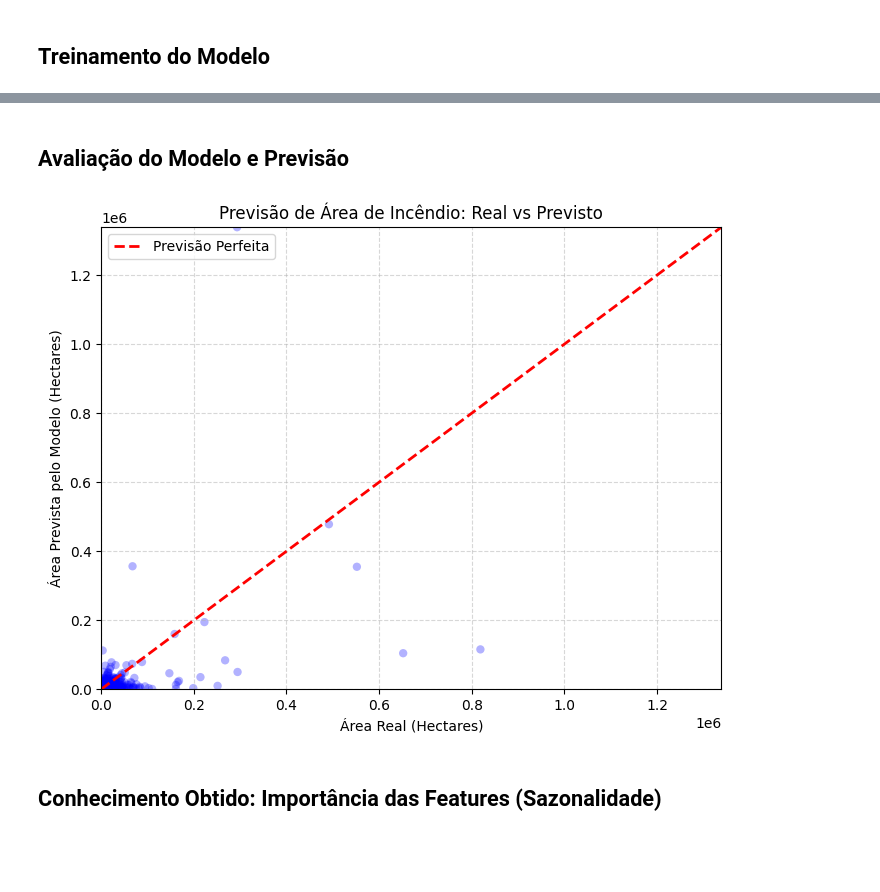
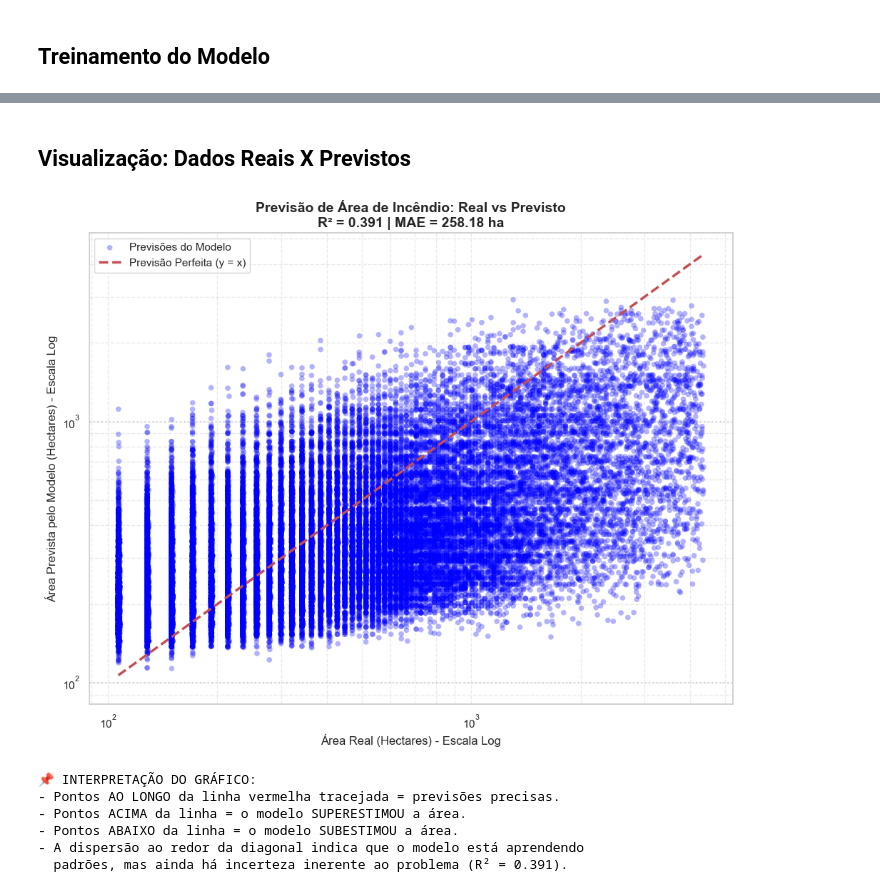
Before and after one commit to august0l0thar/analise-de-incendios-florestais-com-machine-learning, a Jupyter notebook: incendios_florestais.ipynb, the cells around one changed output, grey strips where cells are left out. Drawn from its saved outputs; the diff is of its cells as text; code cells hidden in the pictures; blank space fills up the shorter version.

```diff
--- a/incendios_florestais.ipynb
+++ b/incendios_florestais.ipynb
@@ -8,6 +8,10 @@ import seaborn as sns
 
 # Bibliotecas de Machine Learning
 from sklearn.model_selection import train_test_split
-from sklearn.ensemble import RandomForestRegressor
-from sklearn.metrics import mean_squared_error, mean_absolute_error, r2_score
-from sklearn.preprocessing import LabelEncoder
+from sklearn.ensemble import GradientBoostingRegressor
+from sklearn.metrics import mean_absolute_error, mean_squared_error, r2_score
+from sklearn.preprocessing import StandardScaler
+
+# Configuração de estilo
+sns.set_theme(style="whitegrid")
+plt.rcParams['figure.figsize'] = (10, 6)
@@ -131,23 +216,54 @@ Coeficiente de Determinação (R²): 0.0004 (Quanto mais perto de 1, melhor)
 # %% [markdown]
-## Avaliação do Modelo e Previsão
+## Visualização: Dados Reais X Previstos
 # %%
-# 5. VISUALIZAÇÃO: REAL vs PREVISTO
-plt.figure(figsize=(8, 6))
-plt.scatter(y_test_real, y_pred_real, alpha=0.3, color='blue', edgecolor='none')
+# 5. VISUALIZAÇÃO: REAL vs PREVISTO (Gráfico de Calibração)
+fig, ax = plt.subplots(figsize=(10, 8))
+
+# Scatter plot dos pontos
+ax.scatter(y_test_real, y_pred_real, alpha=0.3, color='blue',
+           edgecolor='none', s=30, label='Previsões do Modelo')
 
 # Linha de previsão perfeita (y = x)
+min_val = min(y_test_real.min(), y_pred_real.min())
 max_val = max(y_test_real.max(), y_pred_real.max())
-plt.plot([0, max_val], [0, max_val], 'r--', lw=2, label='Previsão Perfeita')
+ax.plot([min_val, max_val], [min_val, max_val], 'r--', lw=2.5,
+        label='Previsão Perfeita (y = x)', zorder=5)
 
-plt.xlabel('Área Real (Hectares)')
-plt.ylabel('Área Prevista pelo Modelo (Hectares)')
-plt.title('Previsão de Área de Incêndio: Real vs Previsto')
-plt.xlim(0, max_val)
-plt.ylim(0, max_val)
-plt.legend()
-plt.grid(True, linestyle='--', alpha=0.5)
+# Linhas de referência para ajudar na leitura (opcional, mas elegante)
+# Mostra regiões de "subestimação" e "superestimação"
+ax.axhline(y=100, color='gray', linestyle=':', alpha=0.3)
+ax.axhline(y=1000, color='gray', linestyle=':', alpha=0.3)
+
+# Escala logarítmica em ambos os eixos
+ax.set_xscale('log')
+ax.set_yscale('log')
+
+# Labels e título informativos
+ax.set_xlabel('Área Real (Hectares) - Escala Log', fontsize=12)
+ax.set_ylabel('Área Prevista pelo Modelo (Hectares) - Escala Log', fontsize=12)
+ax.set_title(f'Previsão de Área de Incêndio: Real vs Previsto\n'
+             f'R² = {r2:.3f} | MAE = {mae_real:,.2f} ha',
+             fontsize=14, fontweight='bold')
+
+ax.legend(loc='upper left', fontsize=11)
+ax.grid(True, linestyle='--', alpha=0.4, which='both')
+
+# Ajuste fino do layout
+plt.tight_layout()
 plt.show()
+
+# BÔNUS: Adicione esta análise textual logo abaixo do gráfico no seu notebook
+#print("\n📌 INTERPRETAÇÃO DO GRÁFICO:")
+#print("- Pontos AO LONGO da linha vermelha tracejada = previsões precisas.")
+#print("- Pontos ACIMA da linha = o modelo SUPERESTIMOU a área.")
+#print("- Pontos ABAIXO da linha = o modelo SUBESTIMOU a área.")
+#print(f"- A dispersão ao redor da diagonal indica que o modelo está aprendendo")
+#print(f"  padrões, mas ainda há incerteza inerente ao problema (R² = {r2:.3f}).")
 # %% [output]
-[figure, old version]
+[figure, new version]
+📌 INTERPRETAÇÃO DO GRÁFICO:
+- Pontos AO LONGO da linha vermelha tracejada = previsões precisas.
+- Pontos ACIMA da linha = o modelo SUPERESTIMOU a área.
+- Pontos ABAIXO da linha = o modelo SUBESTIMOU a área.
+- A dispersão ao redor da diagonal indica que o modelo está aprendendo
+  padrões, mas ainda há incerteza inerente ao problema (R² = 0.391).
-# %% [markdown]
-## Conhecimento Obtido: Importância das Features (Sazonalidade)
```
Also changed, not shown: parts of 7 cells of this notebook.
